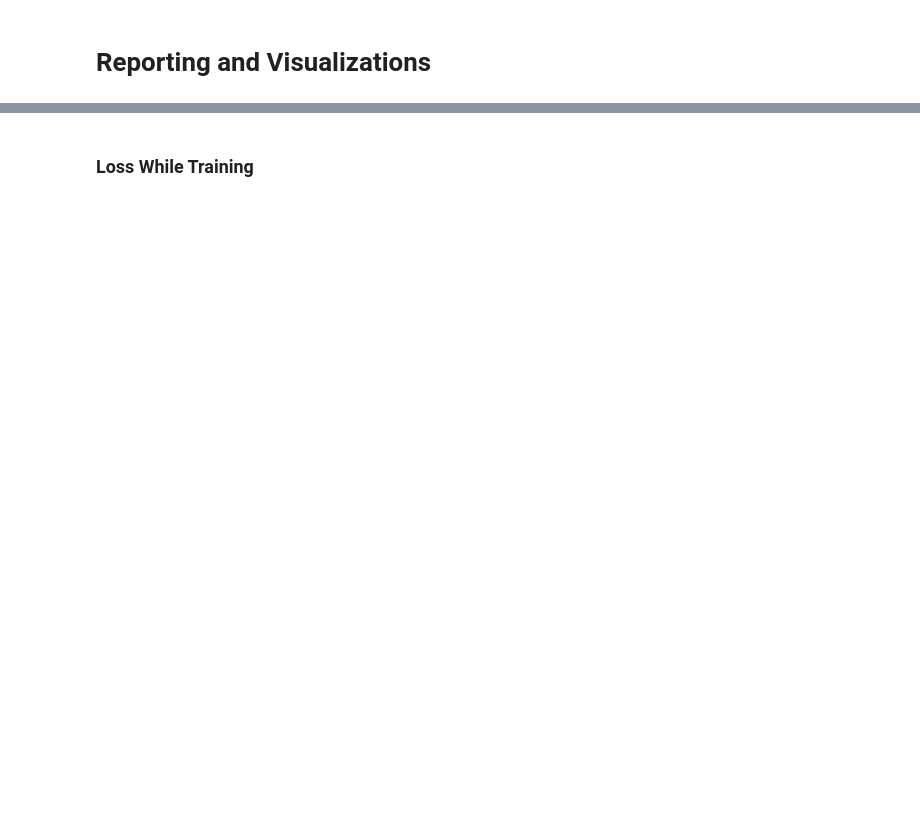
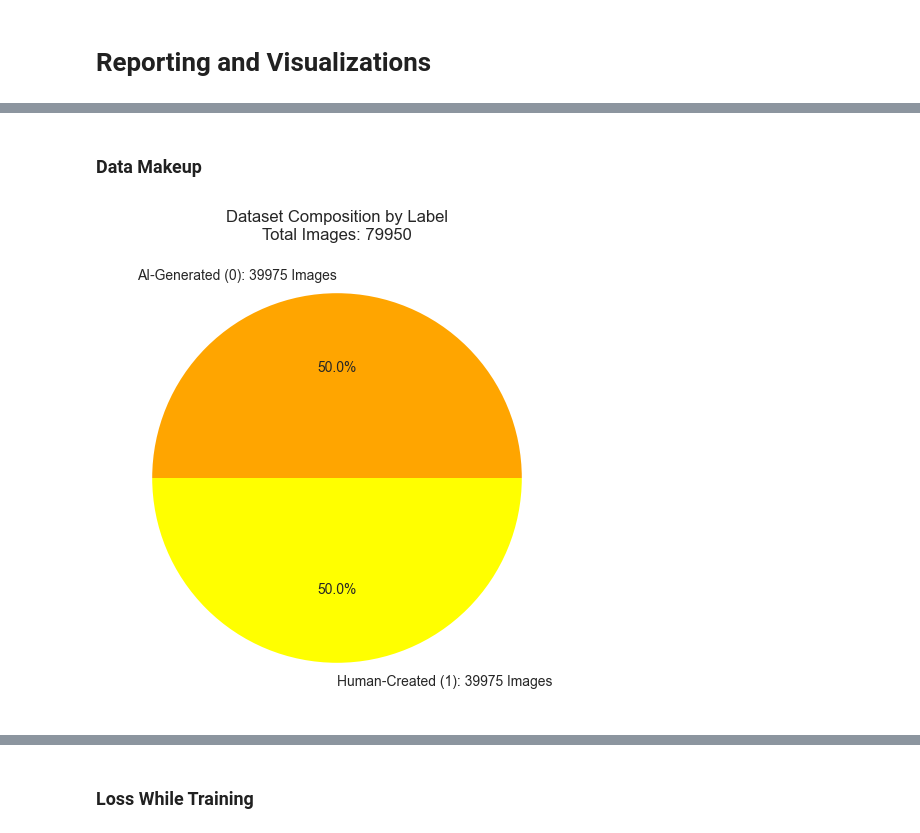
Before and after one commit to NonExistent1/AImage, a Jupyter notebook: notebook.ipynb, the cells around one changed output, grey strips where cells are left out. Cells and saved outputs as stored; diff of their text form; code cells hidden in the pictures; blank space fills up the shorter version.

Commit message:
Update Visualizations

```diff
--- a/notebook.ipynb
+++ b/notebook.ipynb
@@ -381,0 +334,17 @@ Label(value='')
+# %% [markdown]
+### Data Makeup
+# %%
+# Count occurrences of each label
+unique_labels, counts = np.unique(train_labels, return_counts=True)
+total = sum(counts)
+
+# Labels with counts
+labels = [f'AI-Generated (0): {counts[0]} Images', f'Human-Created (1): {counts[1]} Images']
+
+# Create the pie chart
+plt.figure(figsize=(6, 6))
+plt.pie(counts, labels=labels, autopct='%1.1f%%', colors=['orange', 'yellow'])
+plt.title(f'Dataset Composition by Label\nTotal Images: {total}')
+plt.show()
+# %% [output]
+[figure, added]
```
Also changed, not shown: parts of 15 cells of this notebook.
